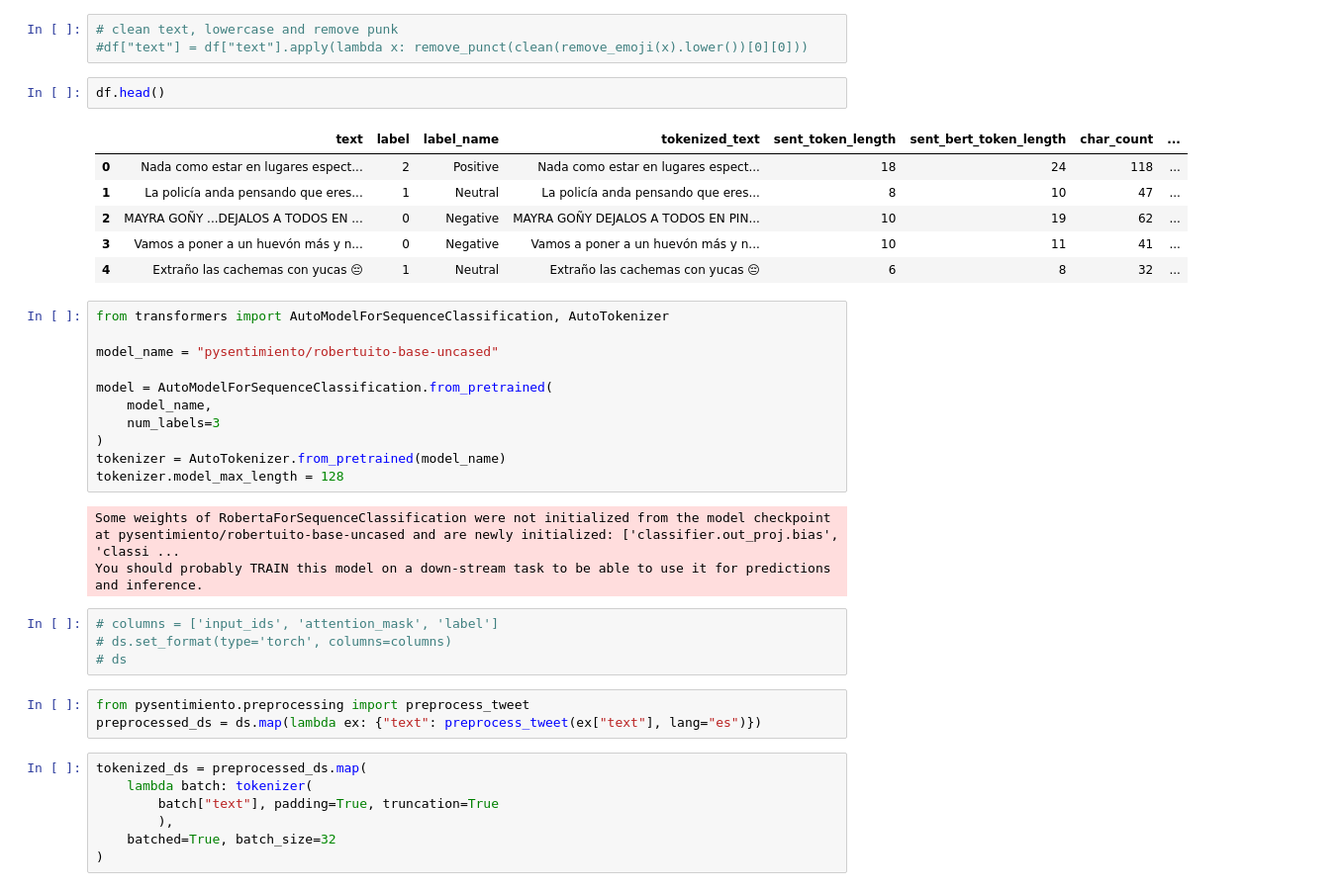
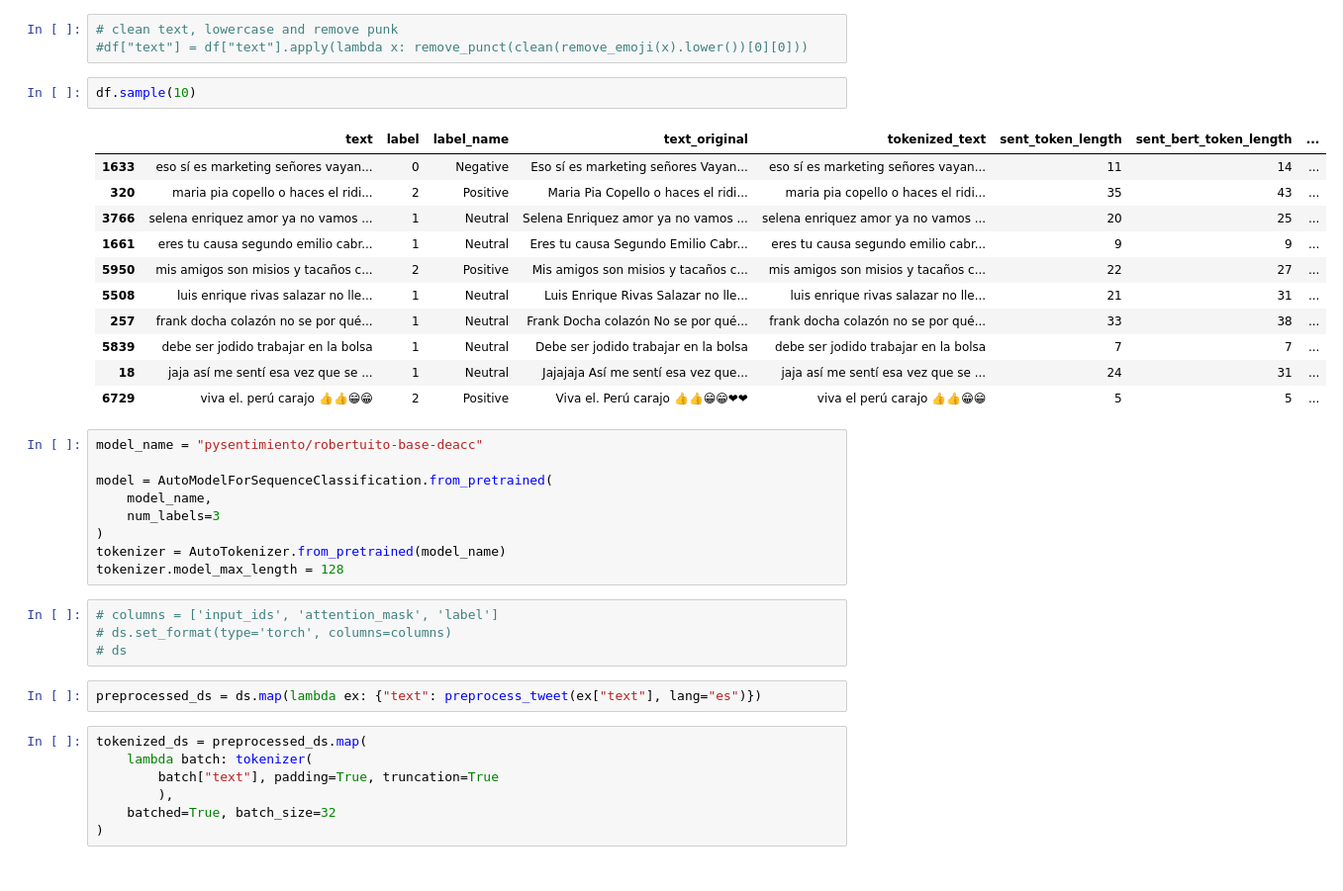
Before and after one commit to jairleo95/peruvian-slang-sentiment, a Jupyter notebook: pilot-test/03-pilot-train.ipynb, the cells around one changed output. Shown at 99% size. Saved outputs shown, nothing was run; the diff lists cells and outputs as text.

```diff
--- a/pilot-test/03-pilot-train.ipynb
+++ b/pilot-test/03-pilot-train.ipynb
@@ -116,18 +126,21 @@ df["label_name"] = df["label"].apply(lambda x: label2name(x))
 # clean text, lowercase and remove punk
 #df["text"] = df["text"].apply(lambda x: remove_punct(clean(remove_emoji(x).lower())[0][0]))
 # %%
-df.head()
+df.sample(10)
 # %% [output]
-|  | text | label | label_name | tokenized_text | sent_token_length | sent_bert_token_length | char_count | ... |
-| 0 | Nada como estar en lugares espect... | 2 | Positive | Nada como estar en lugares espect... | 18 | 24 | 118 | ... |
-| 1 | La policía anda pensando que eres... | 1 | Neutral | La policía anda pensando que eres... | 8 | 10 | 47 | ... |
-| 2 | MAYRA GOÑY ...DEJALOS A TODOS EN ... | 0 | Negative | MAYRA GOÑY DEJALOS A TODOS EN PIN... | 10 | 19 | 62 | ... |
-| 3 | Vamos a poner a un huevón más y n... | 0 | Negative | Vamos a poner a un huevón más y n... | 10 | 11 | 41 | ... |
-| 4 | Extraño las cachemas con yucas 😔 | 1 | Neutral | Extraño las cachemas con yucas 😔 | 6 | 8 | 32 | ... |
+|  | text | label | label_name | text_original | tokenized_text | sent_token_length | sent_bert_token_length | ... |
+| 1633 | eso sí es marketing señores vayan... | 0 | Negative | Eso sí es marketing señores Vayan... | eso sí es marketing señores vayan... | 11 | 14 | ... |
+| 320 | maria pia copello o haces el ridi... | 2 | Positive | Maria Pia Copello o haces el ridi... | maria pia copello o haces el ridi... | 35 | 43 | ... |
+| 3766 | selena enriquez amor ya no vamos ... | 1 | Neutral | Selena Enriquez amor ya no vamos ... | selena enriquez amor ya no vamos ... | 20 | 25 | ... |
+| 1661 | eres tu causa segundo emilio cabr... | 1 | Neutral | Eres tu causa Segundo Emilio Cabr... | eres tu causa segundo emilio cabr... | 9 | 9 | ... |
+| 5950 | mis amigos son misios y tacaños c... | 2 | Positive | Mis amigos son misios y tacaños c... | mis amigos son misios y tacaños c... | 22 | 27 | ... |
+| 5508 | luis enrique rivas salazar no lle... | 1 | Neutral | Luis Enrique Rivas Salazar no lle... | luis enrique rivas salazar no lle... | 21 | 31 | ... |
+| 257 | frank docha colazón no se por qué... | 1 | Neutral | Frank Docha colazón No se por qué... | frank docha colazón no se por qué... | 33 | 38 | ... |
+| 5839 | debe ser jodido trabajar en la bolsa | 1 | Neutral | Debe ser jodido trabajar en la bolsa | debe ser jodido trabajar en la bolsa | 7 | 7 | ... |
+| 18 | jaja así me sentí esa vez que se ... | 1 | Neutral | Jajajaja Así me sentí esa vez que... | jaja así me sentí esa vez que se ... | 24 | 31 | ... |
+| 6729 | viva el. perú carajo 👍👍😁😁 | 2 | Positive | Viva el. Perú carajo 👍👍😁😁❤❤ | viva el perú carajo 👍👍😁😁 | 5 | 5 | ... |
 # %%
-from transformers import AutoModelForSequenceClassification, AutoTokenizer
-
-model_name = "pysentimiento/robertuito-base-uncased"
+model_name = "pysentimiento/robertuito-base-deacc"
 
 model = AutoModelForSequenceClassification.from_pretrained(
     model_name,
@@ -135,15 +148,11 @@ model = AutoModelForSequenceClassification.from_pretrained(
 )
 tokenizer = AutoTokenizer.from_pretrained(model_name)
 tokenizer.model_max_length = 128
-# %% [output]
-Some weights of RobertaForSequenceClassification were not initialized from the model checkpoint at pysentimiento/robertuito-base-uncased and are newly initialized: ['classifier.out_proj.bias', 'classi ...
-You should probably TRAIN this model on a down-stream task to be able to use it for predictions and inference.
 # %%
 # columns = ['input_ids', 'attention_mask', 'label']
 # ds.set_format(type='torch', columns=columns)
 # ds
 # %%
-from pysentimiento.preprocessing import preprocess_tweet
 preprocessed_ds = ds.map(lambda ex: {"text": preprocess_tweet(ex["text"], lang="es")})
 # %%
 tokenized_ds = preprocessed_ds.map(
```
Also changed, not shown: parts of 36 cells of this notebook, 3 other files.
